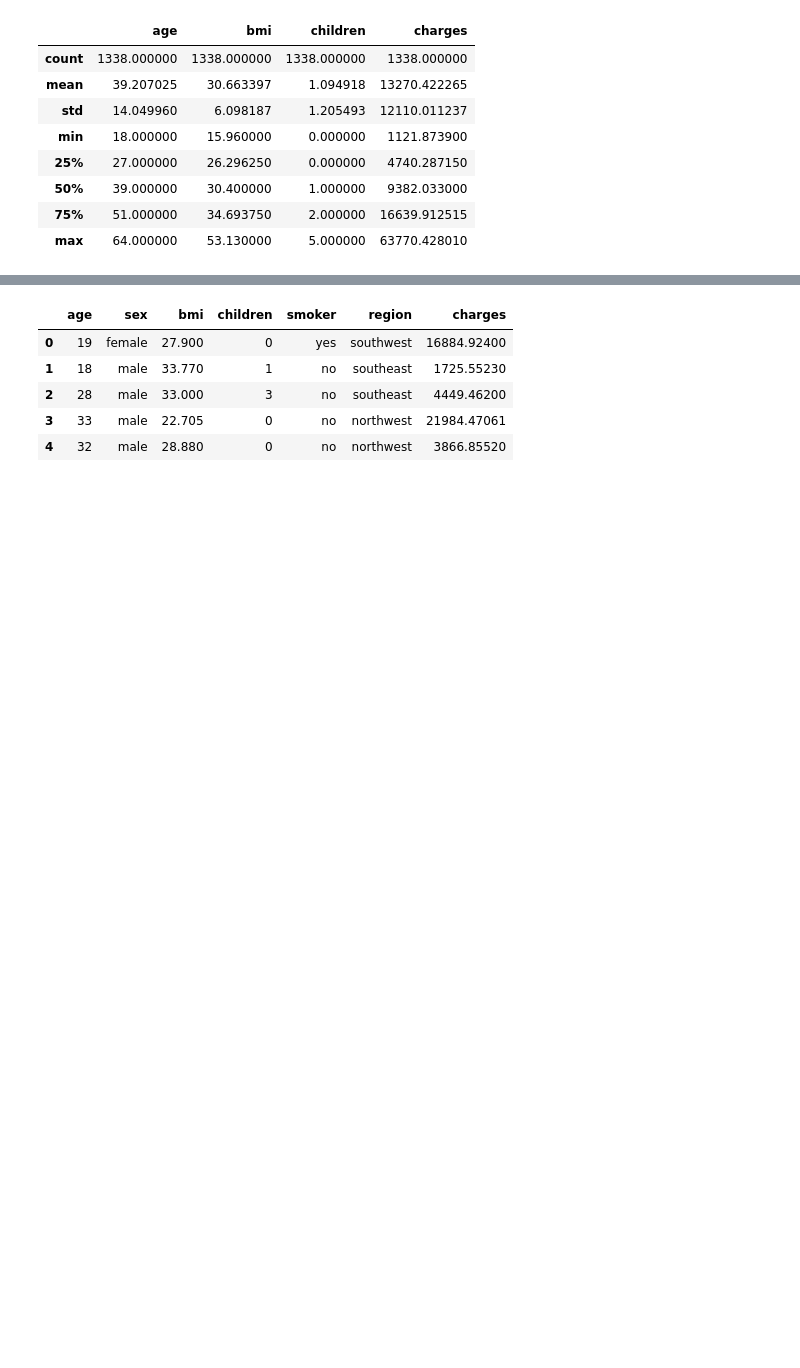
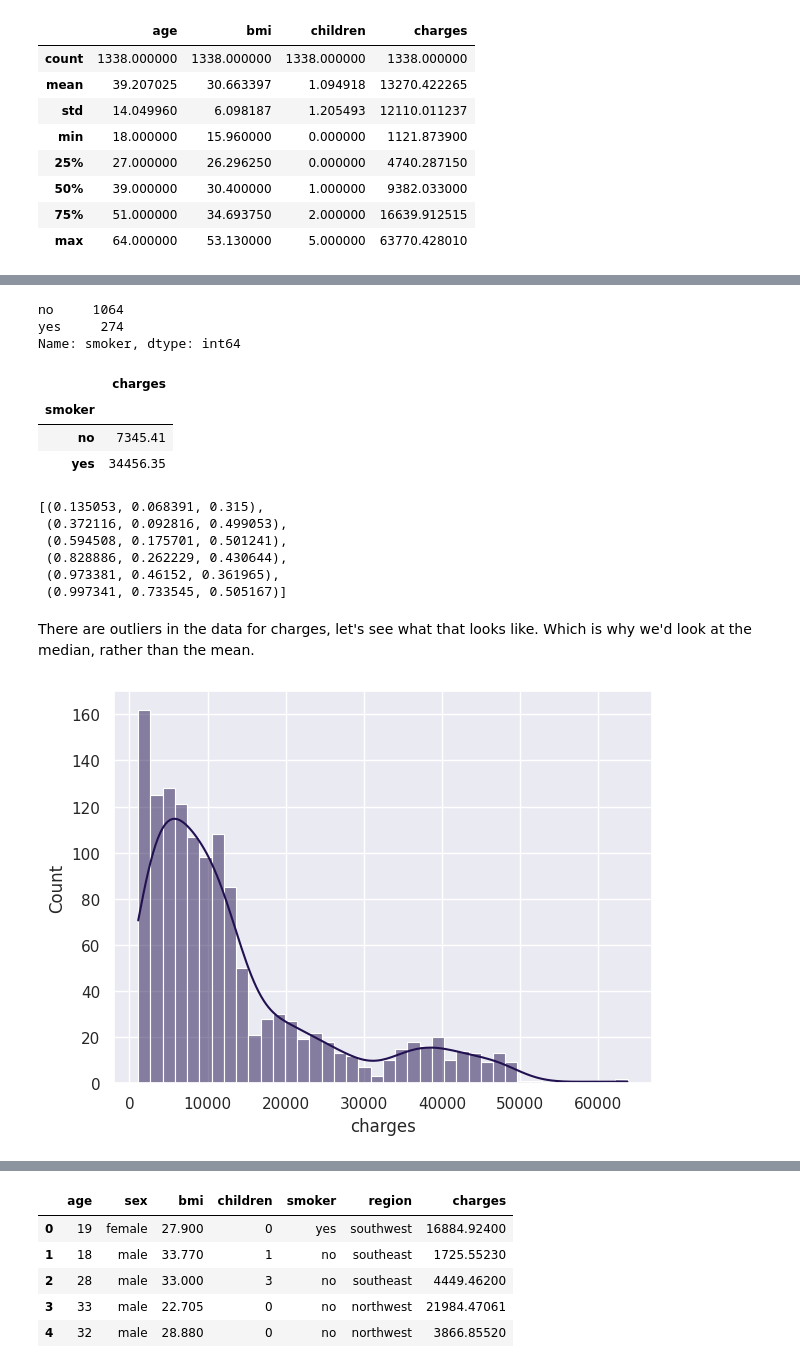
Before and after one commit to maeve70/medical-insurance-project, a Jupyter notebook: MedicalInsuranceCostsCC.ipynb, the cells around one changed output, grey strips where cells are left out. Drawn from its saved outputs; the diff is of its cells as text; code cells hidden in the pictures; blank space fills up the shorter version.

```diff
--- a/MedicalInsuranceCostsCC.ipynb
+++ b/MedicalInsuranceCostsCC.ipynb
@@ -76,0 +213,22 @@ age: 39, bmi, 30.6, children: 1, charges: 13270.42
+# %%
+insurance['smoker'].value_counts()
+# %% [output]
+no     1064
+yes     274
+Name: smoker, dtype: int64
+# %%
+insurance[['smoker', 'charges']].groupby('smoker').median().round(2)
+# %% [output]
+|  | charges |
+| smoker |  |
+| no | 7345.41 |
+| yes | 34456.35 |
+# %%
+sns.color_palette('magma')
+# %% [output]
+[(0.135053, 0.068391, 0.315),
+ (0.372116, 0.092816, 0.499053),
+ (0.594508, 0.175701, 0.501241),
+ (0.828886, 0.262229, 0.430644),
+ (0.973381, 0.46152, 0.361965),
+ (0.997341, 0.733545, 0.505167)]
@@ -76,0 +237,6 @@ age: 39, bmi, 30.6, children: 1, charges: 13270.42
+# %% [markdown]
+There are outliers in the data for charges, let's see what that looks like. Which is why we'd look at the median, rather than the mean.
+# %%
+sns.histplot(insurance.charges, kde=True, bins=40);
+# %% [output]
+[figure, added]
```
Also changed, not shown: parts of 111 cells of this notebook.
